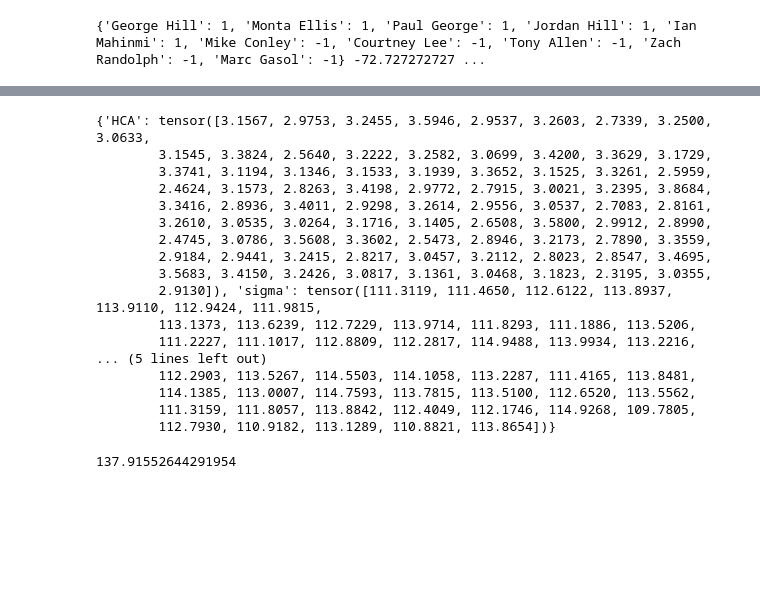
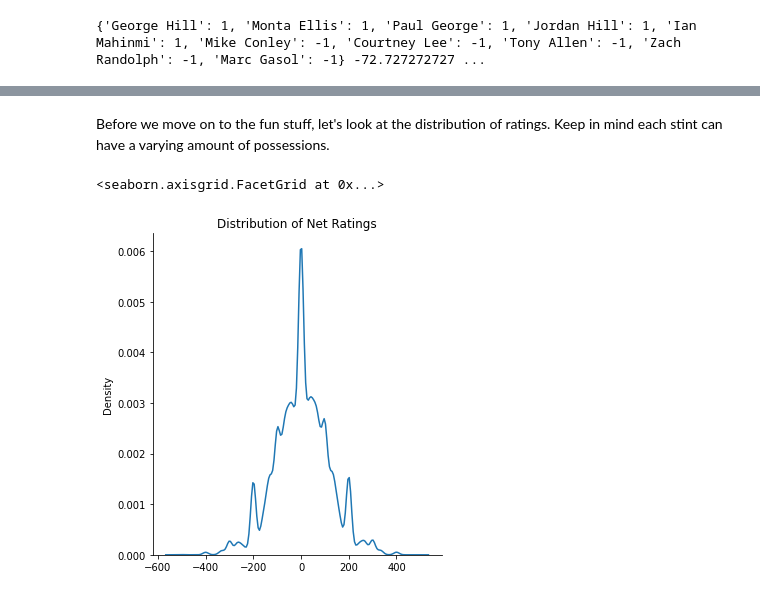
Before and after one commit to EvanZ/ppl-pm, a Jupyter notebook: xpm.ipynb, the cells around one changed output, grey strips where cells are left out. Drawn from its saved outputs; the diff is of its cells as text; code cells hidden in the pictures; blank space fills up the shorter version.

```diff
--- a/xpm.ipynb
+++ b/xpm.ipynb
@@ -142,18 +76,0 @@ def model(features, ratings):
-# %%
-guide = AutoDiagonalNormal(model)
-adam = pyro.optim.Adam({"lr": 0.03})
-svi = SVI(model=model, guide=guide, optim=adam, loss=Trace_ELBO())
-
-pyro.clear_param_store()
-iters = 500
-losses = []
-for j in range(iters):
-    # calculate the loss and take a gradient step
-    loss = svi.step(train_features, train_ratings)
-    losses.append(loss)
-    if j % 10 == 0:
-#         print("[iteration %04d] loss: %.4f" % (j, loss/1000))
-        sns.set_theme(style='whitegrid')
-        sns.lineplot(data=losses)
-        display.clear_output(wait=True)
-        display.display(plt.gcf())
@@ -206,24 +76,0 @@ sns.violinplot(data=df.where(df.player.isin(ranked_players[:25])), x='value', y=
-# %%
-from pyro.infer import Predictive
-
-predictive = Predictive(model, guide=guide, num_samples=82, return_sites=("HCA","sigma","alpha"))
-samples = predictive(test_features,torch.tensor(test_ratings))
-print(samples)
-# %% [output]
-{'HCA': tensor([3.1567, 2.9753, 3.2455, 3.5946, 2.9537, 3.2603, 2.7339, 3.2500, 3.0633,
-        3.1545, 3.3824, 2.5640, 3.2222, 3.2582, 3.0699, 3.4200, 3.3629, 3.1729,
-        3.3741, 3.1194, 3.1346, 3.1533, 3.1939, 3.3652, 3.1525, 3.3261, 2.5959,
-        2.4624, 3.1573, 2.8263, 3.4198, 2.9772, 2.7915, 3.0021, 3.2395, 3.8684,
-        3.3416, 2.8936, 3.4011, 2.9298, 3.2614, 2.9556, 3.0537, 2.7083, 2.8161,
-        3.2610, 3.0535, 3.0264, 3.1716, 3.1405, 2.6508, 3.5800, 2.9912, 2.8990,
-        2.4745, 3.0786, 3.5608, 3.3602, 2.5473, 2.8946, 3.2173, 2.7890, 3.3559,
-        2.9184, 2.9441, 3.2415, 2.8217, 3.0457, 3.2112, 2.8023, 2.8547, 3.4695,
-        3.5683, 3.4150, 3.2426, 3.0817, 3.1361, 3.0468, 3.1823, 2.3195, 3.0355,
-        2.9130]), 'sigma': tensor([111.3119, 111.4650, 112.6122, 113.8937, 113.9110, 112.9424, 111.9815,
-        113.1373, 113.6239, 112.7229, 113.9714, 111.8293, 111.1886, 113.5206,
-        111.2227, 111.1017, 112.8809, 112.2817, 114.9488, 113.9934, 113.2216,
-... (5 lines left out)
-        112.2903, 113.5267, 114.5503, 114.1058, 113.2287, 111.4165, 113.8481,
-        114.1385, 113.0007, 114.7593, 113.7815, 113.5100, 112.6520, 113.5562,
-        111.3159, 111.8057, 113.8842, 112.4049, 112.1746, 114.9268, 109.7805,
-        112.7930, 110.9182, 113.1289, 110.8821, 113.8654])}
@@ -238,4 +77,8 @@ sns.displot(np.array(losses))
-# %%
-np.sqrt(np.mean(np.array(losses)))
-# %% [output]
-137.91552644291954
+# %% [markdown]
+Before we move on to the fun stuff, let's look at the distribution of ratings. Keep in mind each stint can have a varying amount of possessions.
+# %%
+fig = sns.displot(data=np.array(ratings),kind='kde')
+fig.set(title='Distribution of Net Ratings')
+# %% [output]
+<seaborn.axisgrid.FacetGrid at 0x...>
+[figure, added]
```
Also changed, not shown: parts of 55 cells of this notebook.
